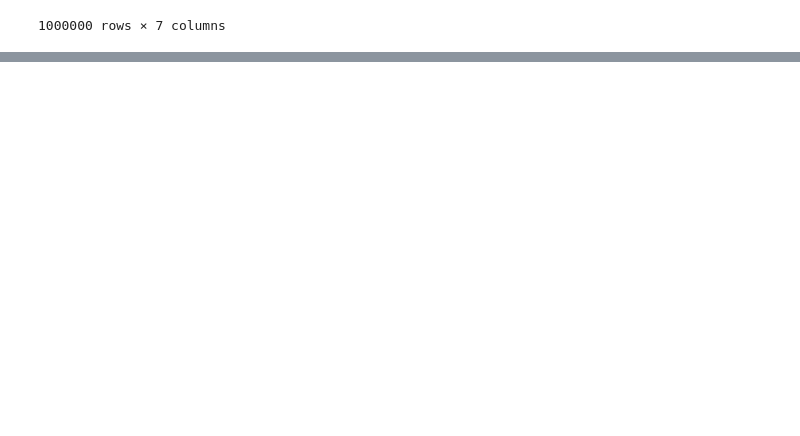
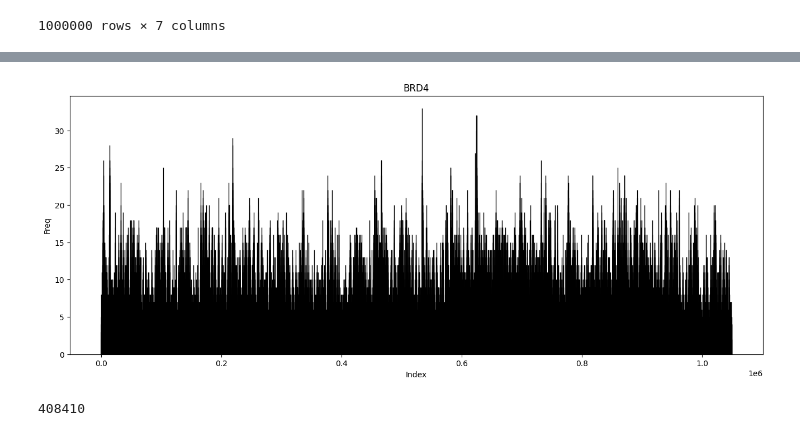
Before and after one commit to Chi-Chun-Chan/ChiSang-Kaggle-leash-Belka, a Jupyter notebook: Code/Data_pre_processing.ipynb, the cells around one changed output, grey strips where cells are left out. Drawn from its saved outputs; the diff is of its cells as text; code cells hidden in the pictures; blank space fills up the shorter version.

```diff
--- a/Code/Data_pre_processing.ipynb
+++ b/Code/Data_pre_processing.ipynb
@@ -105,0 +266,66 @@ random_subset_df
+# %%
+import matplotlib.pyplot as plt
+plt.figure(figsize=(16, 6))
+plt.hist(random_subset_df.index, bins=100000, edgecolor='black', density=False)
+plt.title('BRD4')
+plt.xlabel('Index')
+plt.ylabel('Freq')
+plt.show()
+# %% [output]
+[figure, added]
+# %%
+''' HSA only '''
+import pyarrow.parquet as pq
+import pandas as pd
+import numpy as np
+
+
+#initialise seed
+np.random.seed(69)
+#load data
+path = "../Data/kaggle-belka-shrunken/train.parquet"
+training_data = pq.ParquetFile(path)
+#get total rows from training data
+row_num = training_data.metadata.num_rows
+#determine sample size (w/o replacement)
+sample_size = 98415610
+df_size = 326728
+#obtain random indicies
+sample_indices = np.random.choice(row_num, size=sample_size, replace=False)
+sample_indices_set = set(sample_indices)
+
+#initialise empty list for subsetted data and counter for index
+random_subset_data = []
+current_row_index = 0
+
+#Iterate through num_row_groups. the entire df is split into 94 row-length groups. this code should work
+#for original train.parquet which has 282 groups too.
+for row_group_index in range(training_data.metadata.num_row_groups):
+    #subsets df based on row groups, convert to pandas
+    table = training_data.read_row_group(row_group_index)
+    df = table.to_pandas()
+    row_group_size = len(df)
+    #obtain range of indices in subsetted table
+    row_group_indices = range(current_row_index, current_row_index + row_group_size)
+    #extract indicies intersecting with our random sampled index list
+    intersecting_indices = sample_indices_set.intersection(row_group_indices)
+
+    if intersecting_indices:
+        #correct indicies of intersecting indicies to the index in table
+        adjusted_indices = [index - current_row_index for index in intersecting_indices]
+        selected_rows = df.iloc[adjusted_indices]
+        subsetted_rows = Selective_subset(selected_rows=selected_rows,target='HSA')
+        #append rows to temp storage variable
+        random_subset_data.append(subsetted_rows)
+
+    #update current row index
+    current_row_index += row_group_size
+
+    #break loop once desired number is reached
+    if len(random_subset_data) >= df_size:
+        break
+#store within actual df
+random_subset_df = pd.concat(random_subset_data, ignore_index=False)
+len(random_subset_df)
+# %% [output]
+408410
```
Also changed, not shown: parts of 11 cells of this notebook, 3 other files.
